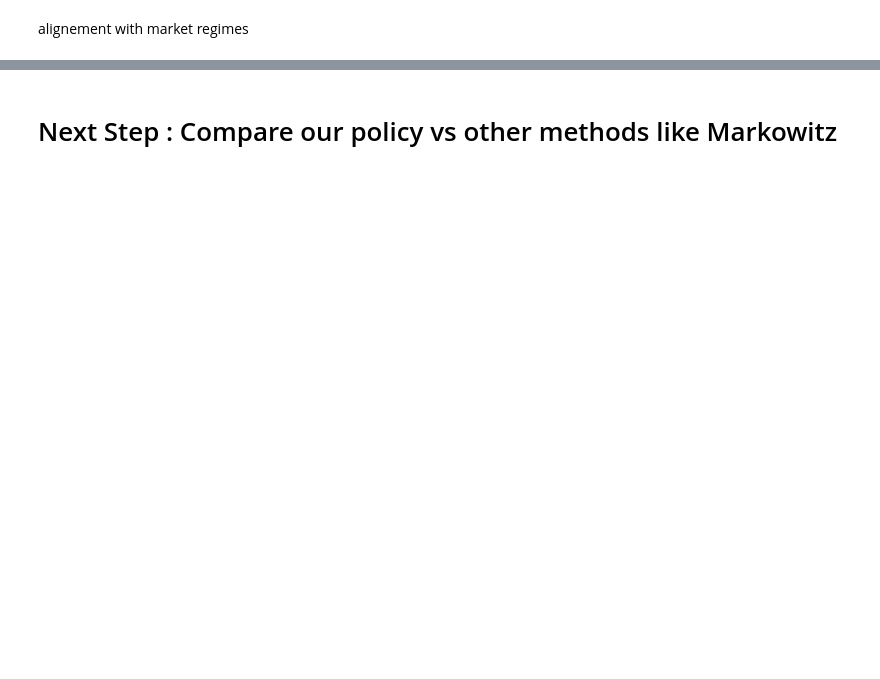
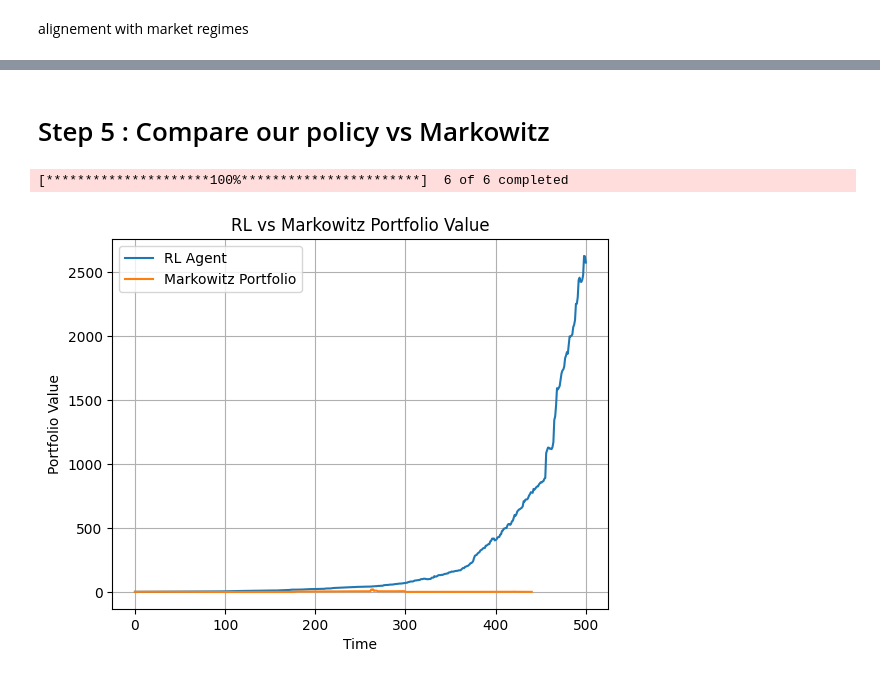
Before and after one commit to JulesArzel/Portfolio_Opti, a Jupyter notebook: RL_Portfolio_Project/main.ipynb, the cells around one changed output, grey strips where cells are left out. Cells and saved outputs as stored; diff of their text form; code cells hidden in the pictures; blank space fills up the shorter version.

```diff
--- a/RL_Portfolio_Project/main.ipynb
+++ b/RL_Portfolio_Project/main.ipynb
@@ -125,7 +135,7 @@ plt.legend(loc='upper left')
 alignement with market regimes
 # %%
 # Assuming features_df has hmm_0, hmm_1, hmm_2
-hmm_regimes = features_df[[col for col in features_df.columns if col.startswith("hmm_")]].idxmax(axis=1)
+hmm_regimes = features_test[[col for col in features_test.columns if col.startswith("hmm_")]].idxmax(axis=1)
 hmm_regimes = hmm_regimes.str.extract("hmm_(\d+)").astype(int)
 hmm_regimes = hmm_regimes[0].values
 # %%
@@ -148,2 +158,2 @@ plt.show()
 # %% [markdown]
-# Next Step : Compare our policy vs other methods like Markowitz
+# Step 5 : Compare our policy vs Markowitz
@@ -149,0 +164,39 @@ plt.show()
+# %%
+def simulate_portfolio(returns_df, weights_df, initial_cash=1.0):
+    portfolio_value = initial_cash
+    values = []
+
+    for i in range(len(returns_df)):
+        daily_return = np.dot(weights_df.iloc[i], returns_df.iloc[i])
+        portfolio_value *= (1 + daily_return)
+        values.append(portfolio_value)
+
+    return values
+# %%
+tickers = ['AAPL', 'XOM', 'JNJ', 'TSLA', 'F', 'MSFT']
+start_date = '2023-01-01'
+end_date = '2025-01-01'
+
+prices = get_data(tickers, start_date, end_date)
+
+markowitz_weights = get_markowitz_weights(prices)
+
+aligned_index = markowitz_weights.index.intersection(returns_test.index)
+
+returns_test_aligned = returns_test.loc[aligned_index]
+markowitz_weights_test = markowitz_weights.loc[aligned_index]
+
+markowitz_value = simulate_portfolio(returns_test_aligned, markowitz_weights_test)
+# %% [output]
+[*********************100%***********************]  6 of 6 completed
+# %%
+plt.plot(history, label='RL Agent')
+plt.plot(markowitz_value, label='Markowitz Portfolio')
+plt.title('RL vs Markowitz Portfolio Value')
+plt.ylabel('Portfolio Value')
+plt.xlabel('Time')
+plt.legend()
+plt.grid(True)
+plt.show()
+# %% [output]
+[figure, added]
```
Also changed, not shown: parts of 12 cells of this notebook, 4 other files.
